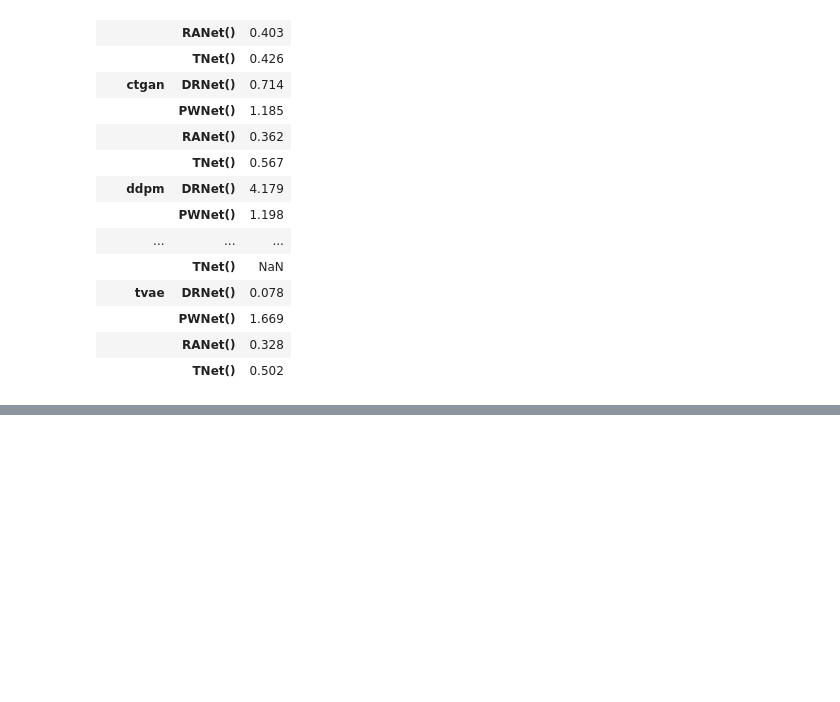
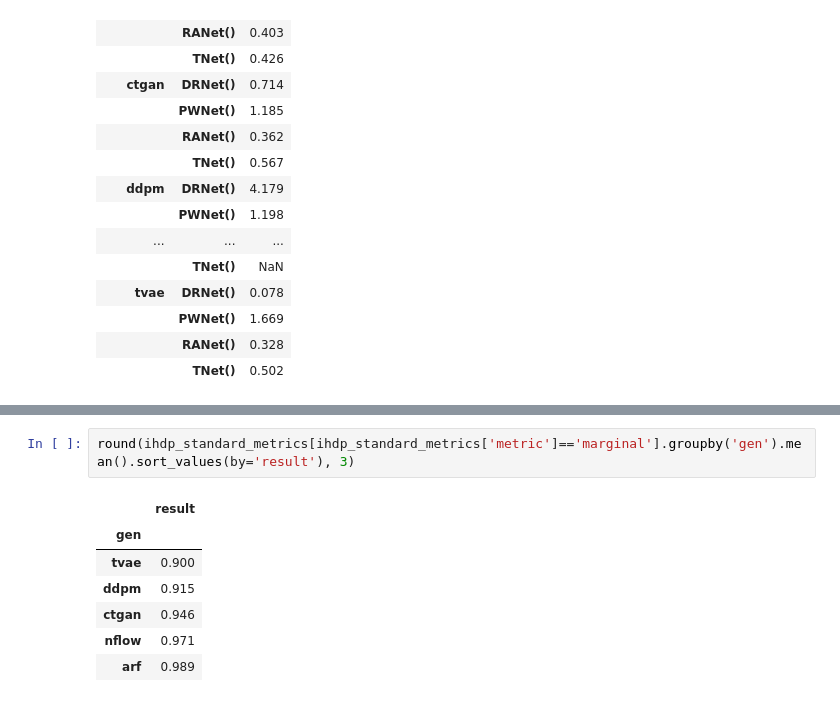
Before and after one commit to harrya32/causal_synthetic_data, a Jupyter notebook: Experiments/CATE results.ipynb, the cells around one changed output, grey strips where cells are left out. Saved outputs shown, nothing was run; the diff lists cells and outputs as text; blank space fills up the shorter version.

```diff
--- a/Experiments/CATE results.ipynb
+++ b/Experiments/CATE results.ipynb
@@ -91,0 +116,10 @@ round(acic_results.groupby(['gen_type', 'learner']).std(), 3)
+# %%
+round(ihdp_standard_metrics[ihdp_standard_metrics['metric']=='marginal'].groupby('gen').mean().sort_values(by='result'), 3)
+# %% [output]
+|  | result |
+| gen |  |
+| tvae | 0.900 |
+| ddpm | 0.915 |
+| ctgan | 0.946 |
+| nflow | 0.971 |
+| arf | 0.989 |
```
Also changed, not shown: parts of 10 cells of this notebook, 53 other files.
